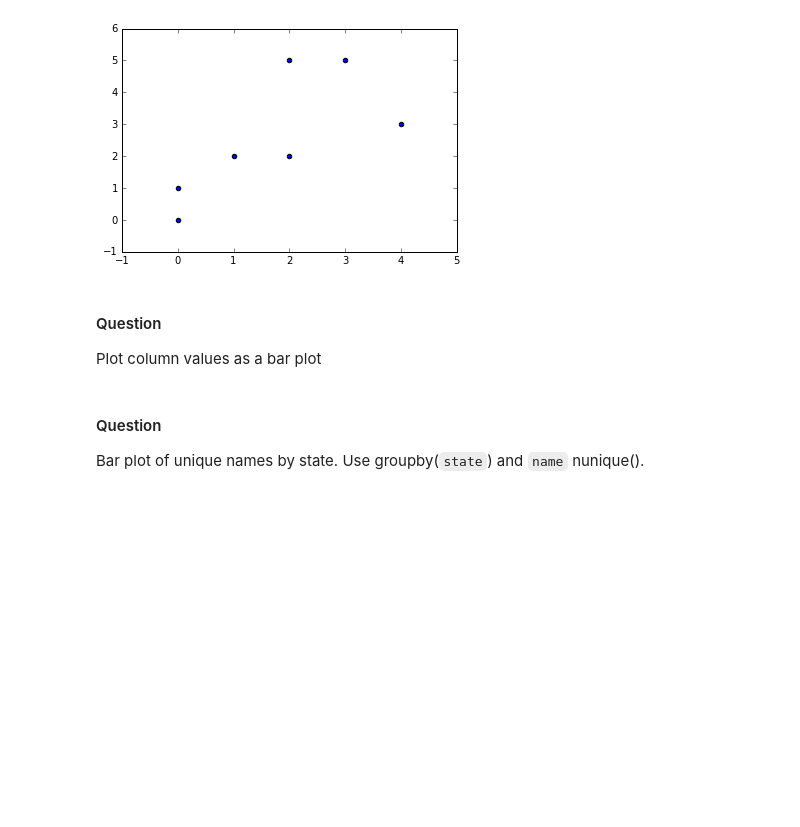
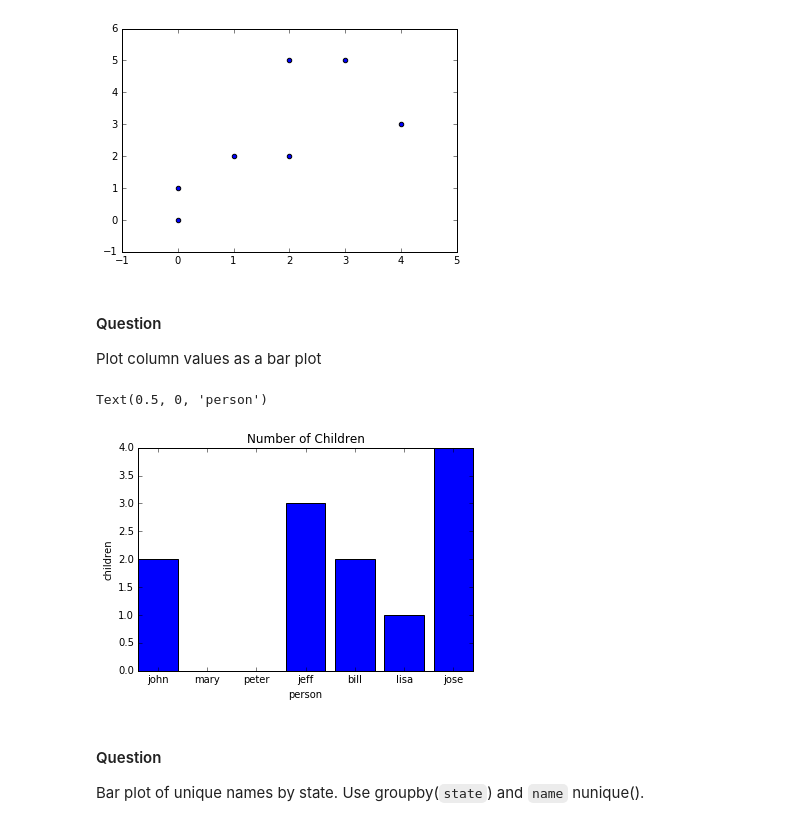
Before and after one commit to thinkful-dsi-cassowary/dsi3_student_pair_work, a Jupyter notebook: Coby/Practice - Python for data scientists III - Data Visualization.ipynb, the cells around one changed output. Cells and saved outputs as stored; diff of their text form; code cells hidden in the pictures; blank space fills up the shorter version.

Commit message:
finished Practicd: data visualizations

```diff
--- a/Coby/Practice - Python for data scientists III - Data Visualization.ipynb
+++ b/Coby/Practice - Python for data scientists III - Data Visualization.ipynb
@@ -526,8 +526,18 @@ Plot column values as a bar plot
 # %%
 import matplotlib.pyplot as plt
 import pandas as pd
 
 # your work here
+x = df['name']
+y = df['num_children']
+
+plt.bar(x, y)
+plt.title('Number of Children')
+plt.ylabel('children')
+plt.xlabel('person')
+# %% [output]
+Text(0.5, 0, 'person')
+[figure, added]
 # %% [markdown]
 #### Question
 
```
Also changed, not shown: parts of 1 cell of this notebook.
